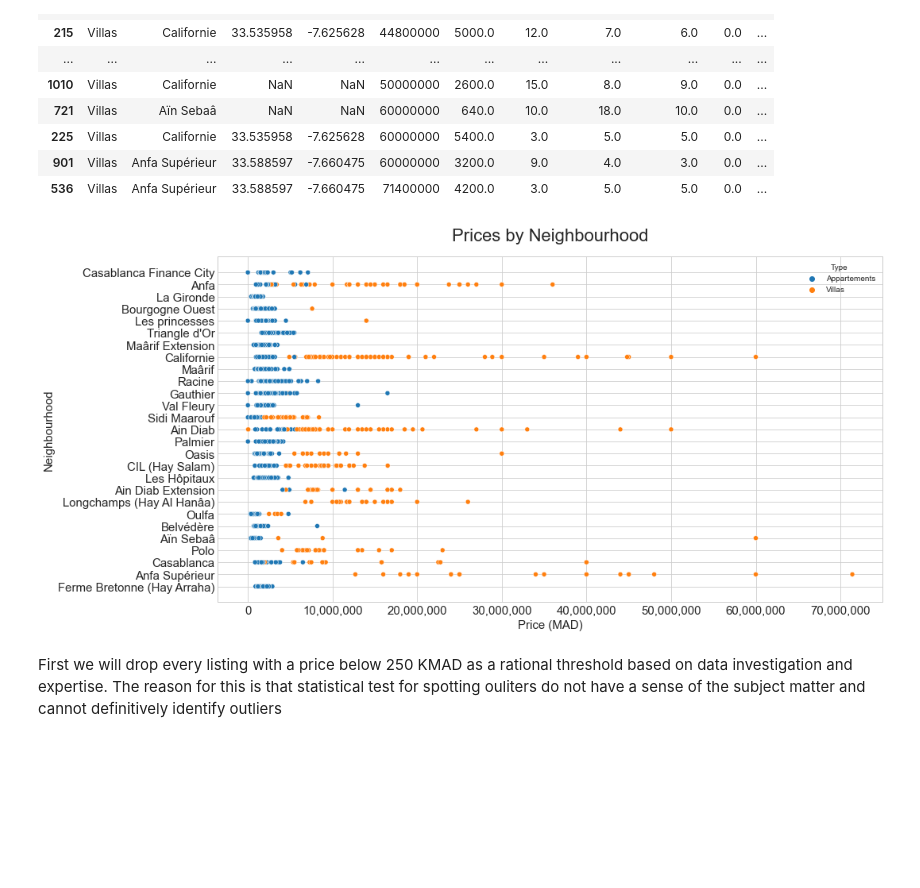
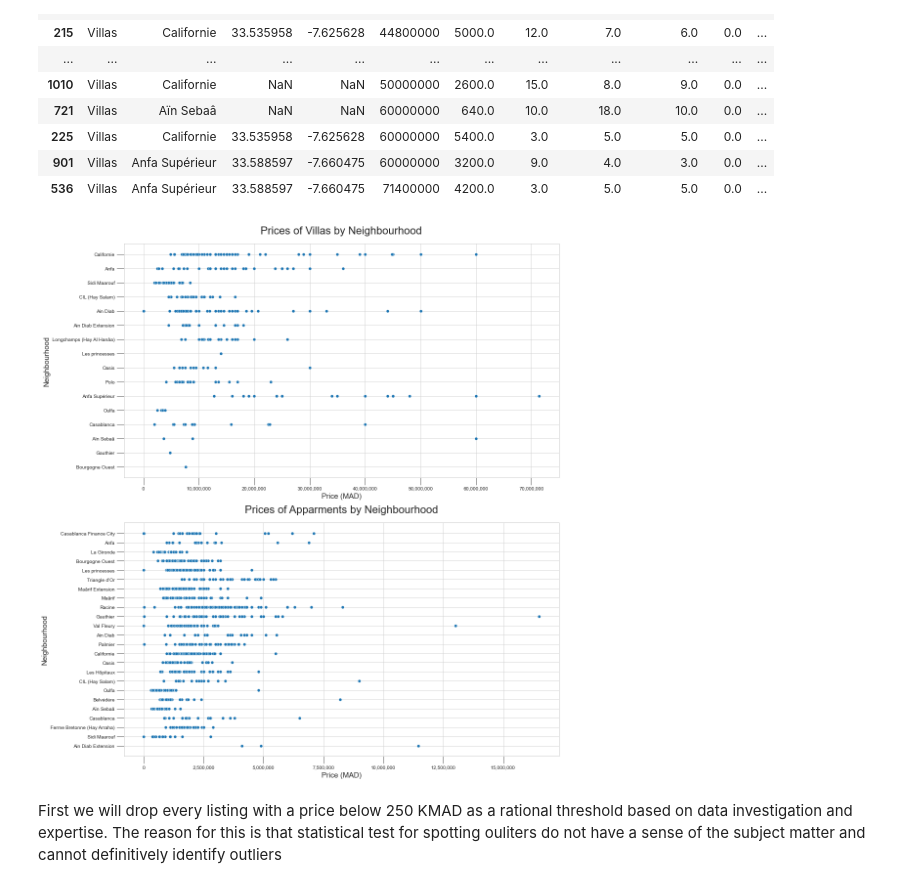
Before and after one commit to iliasoudghiri/Casablanca-House-Prices, a Jupyter notebook: Mubawab_EDA_Price.ipynb, the cells around one changed output. Cells and saved outputs as stored; diff of their text form; code cells hidden in the pictures; blank space fills up the shorter version.

Commit message:
EDA visuals

```diff
--- a/Mubawab_EDA_Price.ipynb
+++ b/Mubawab_EDA_Price.ipynb
@@ -401,17 +401,26 @@ display(df_20_plus.sort_values(['Price']).tail(20))
 # %%
 #Visualize the prices by neighbourhood and by type
 
-fig,ax = plt.subplots(figsize = (15,8))
-ax = sns.scatterplot(data = df_20_plus,y='Localisation',x='Price',hue = 'Type')
-ax.set_ylabel('Neighbourhood',fontsize = 15)
-ax.set_xlabel('Price (MAD)', fontsize = 15)
-plt.xticks(fontsize = 15)
-plt.yticks(fontsize = 15)
-ax.xaxis.set_major_formatter(FuncFormatter(lambda x,p: format(int(x),',')))
-ax.set_title('Prices by Neighbourhood',pad = 20,fontsize = 22)
+fig,ax = plt.subplots(2,1,figsize = (15,16))
+
+g = sns.scatterplot(data = df_20_plus[df_20_plus.Type == 'Villas'],y='Localisation',x='Price',ax=ax[0])
+ax[0].set_ylabel('Neighbourhood',fontsize = 15)
+ax[0].set_xlabel('Price (MAD)', fontsize = 15)
+ax[0].tick_params(size = 15)
+ax[0].xaxis.set_major_formatter(FuncFormatter(lambda x,p: format(int(x),',')))
+ax[0].set_title('Prices of Villas by Neighbourhood',pad = 20,fontsize = 22)
+
+g = sns.scatterplot(data = df_20_plus[df_20_plus.Type == 'Appartements'],y='Localisation',x='Price',ax = ax[1])
+ax[1].set_ylabel('Neighbourhood',fontsize = 15)
+ax[1].set_xlabel('Price (MAD)', fontsize = 15)
+ax[1].tick_params(size = 15)
+ax[1].xaxis.set_major_formatter(FuncFormatter(lambda x,p: format(int(x),',')))
+ax[1].set_title('Prices of Apparments by Neighbourhood',pad = 20,fontsize = 22)
+
+plt.tight_layout()
 plt.show()
 # %% [output]
-[figure, old version]
+[figure, new version]
 # %% [markdown]
 First we will drop every listing with a price below 250 KMAD as a rational threshold based on data investigation and expertise. The reason for this is that statistical test for spotting ouliters do not have a sense of the subject matter and cannot definitively identify outliers
 # %%
```
Also changed, not shown: parts of 2 cells of this notebook, 11 other files.
